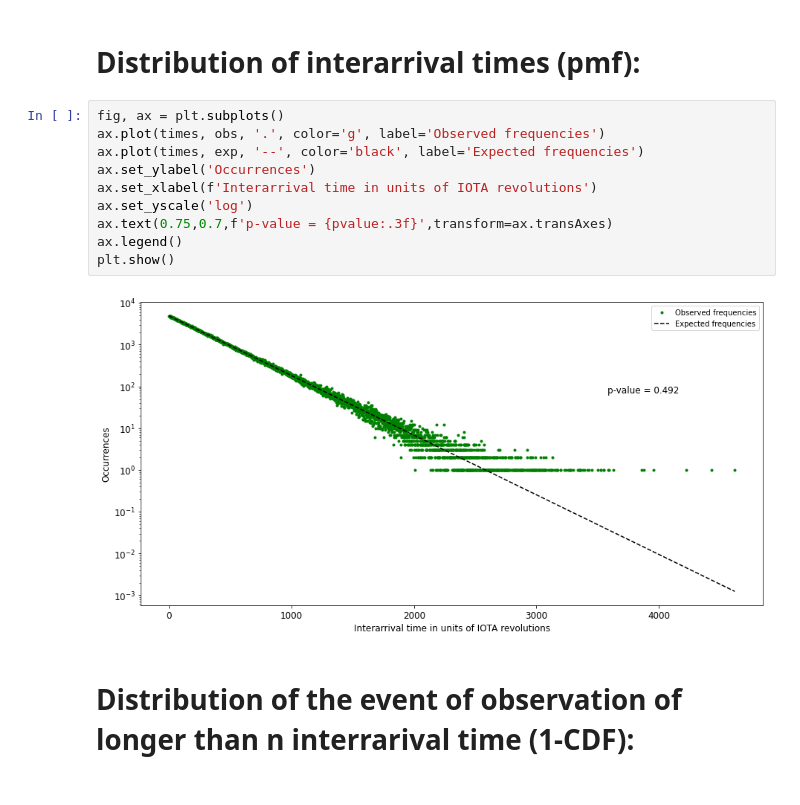
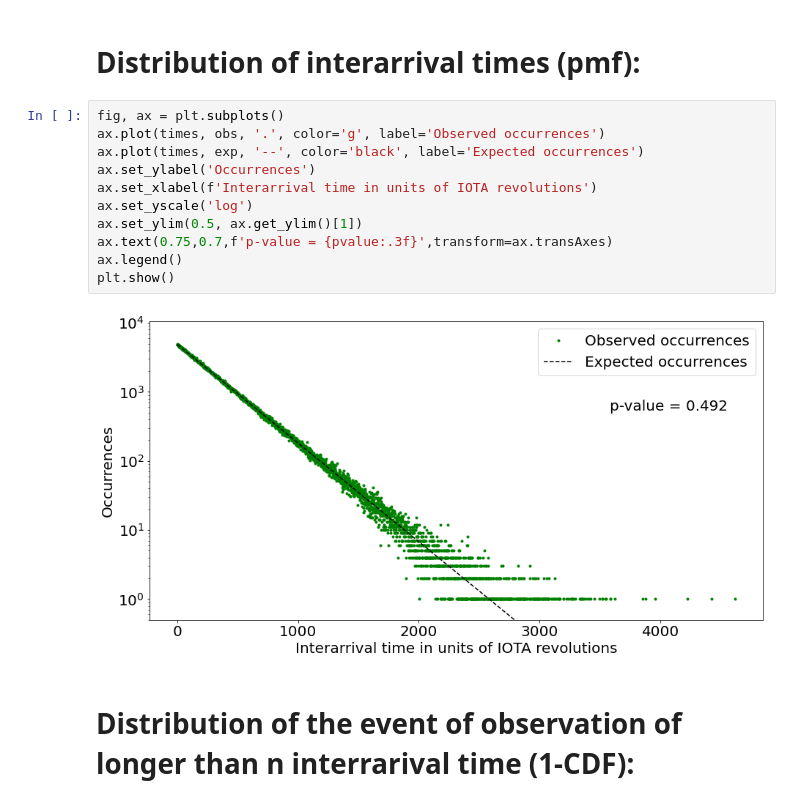
Before and after one commit to IharLobach/ursse, a Jupyter notebook: analyzing_collected_data/shifts/shift_02_28_2020/statistical_analyzis_03_05_2020.ipynb, the cells around one changed output. Cells and saved outputs as stored; diff of their text form.

```diff
--- a/analyzing_collected_data/shifts/shift_02_28_2020/statistical_analyzis_03_05_2020.ipynb
+++ b/analyzing_collected_data/shifts/shift_02_28_2020/statistical_analyzis_03_05_2020.ipynb
@@ -165,16 +165,17 @@ statistic, pvalue
 # Distribution of interarrival times (pmf):
 # %%
 fig, ax = plt.subplots()
-ax.plot(times, obs, '.', color='g', label='Observed frequencies')
-ax.plot(times, exp, '--', color='black', label='Expected frequencies')
+ax.plot(times, obs, '.', color='g', label='Observed occurrences')
+ax.plot(times, exp, '--', color='black', label='Expected occurrences')
 ax.set_ylabel('Occurrences')
 ax.set_xlabel(f'Interarrival time in units of IOTA revolutions')
 ax.set_yscale('log')
+ax.set_ylim(0.5, ax.get_ylim()[1])
 ax.text(0.75,0.7,f'p-value = {pvalue:.3f}',transform=ax.transAxes)
 ax.legend()
 plt.show()
 # %% [output]
-[figure, old version]
+[figure, new version]
 # %% [markdown]
 # Distribution of the event of observation of longer than n interrarival time (1-CDF):
 # %%
```
Also changed, not shown: 6 other files.
